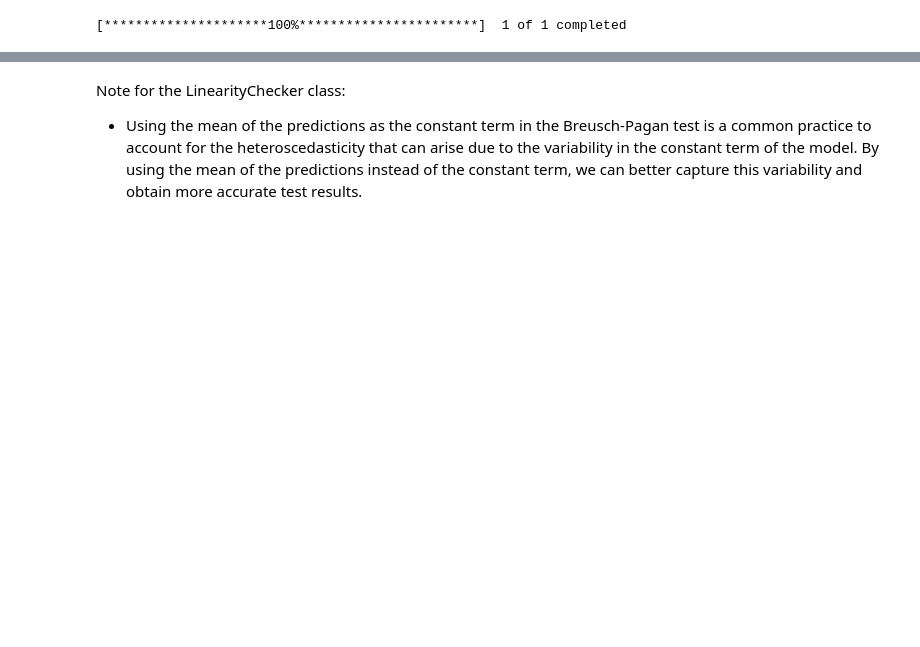
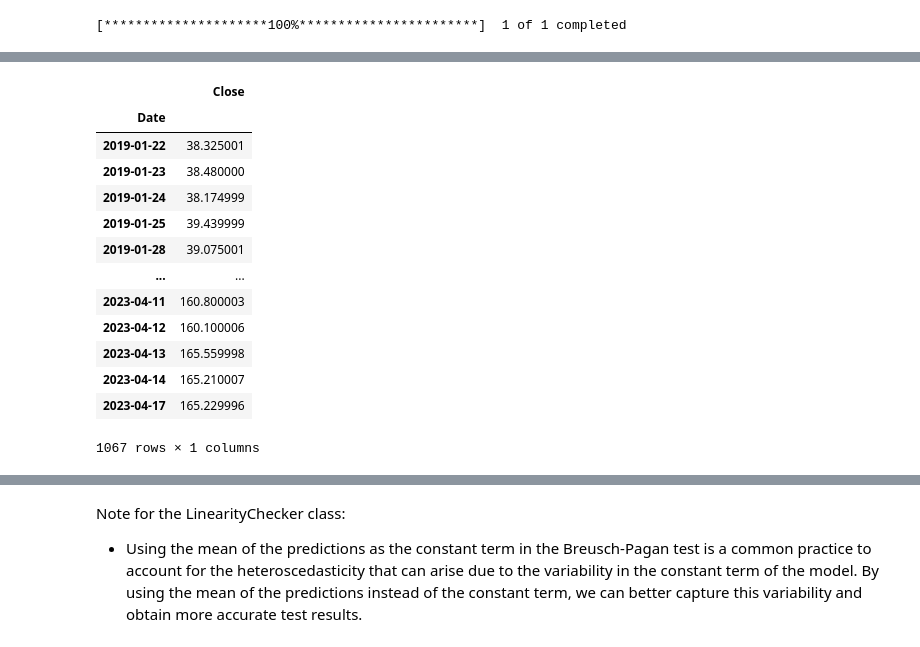
Before and after one commit to ViktorGakis/WebApps, a Jupyter notebook: TimeSeries Analysis/predict.ipynb, the cells around one changed output, grey strips where cells are left out. Drawn from its saved outputs; the diff is of its cells as text; code cells hidden in the pictures; blank space fills up the shorter version.

```diff
--- a/TimeSeries Analysis/predict.ipynb
+++ b/TimeSeries Analysis/predict.ipynb
@@ -282,0 +231,17 @@ data_preparer.X_train
+# %%
+data_preparer.y_test
+# %% [output]
+|  | Close |
+| Date |  |
+| 2019-01-22 | 38.325001 |
+| 2019-01-23 | 38.480000 |
+| 2019-01-24 | 38.174999 |
+| 2019-01-25 | 39.439999 |
+| 2019-01-28 | 39.075001 |
+| ... | ... |
+| 2023-04-11 | 160.800003 |
+| 2023-04-12 | 160.100006 |
+| 2023-04-13 | 165.559998 |
+| 2023-04-14 | 165.210007 |
+| 2023-04-17 | 165.229996 |
+1067 rows × 1 columns
```
Also changed, not shown: parts of 37 cells of this notebook.
